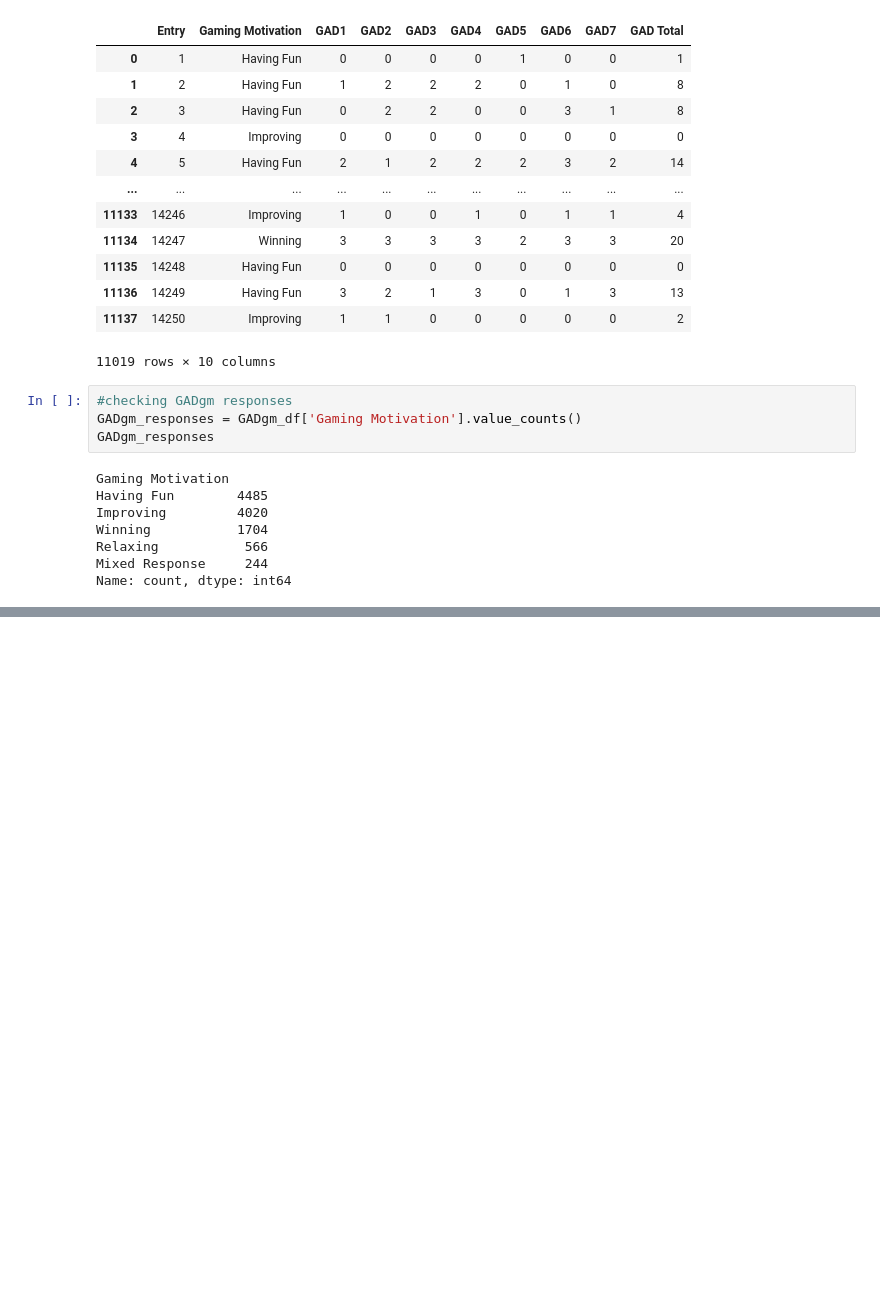
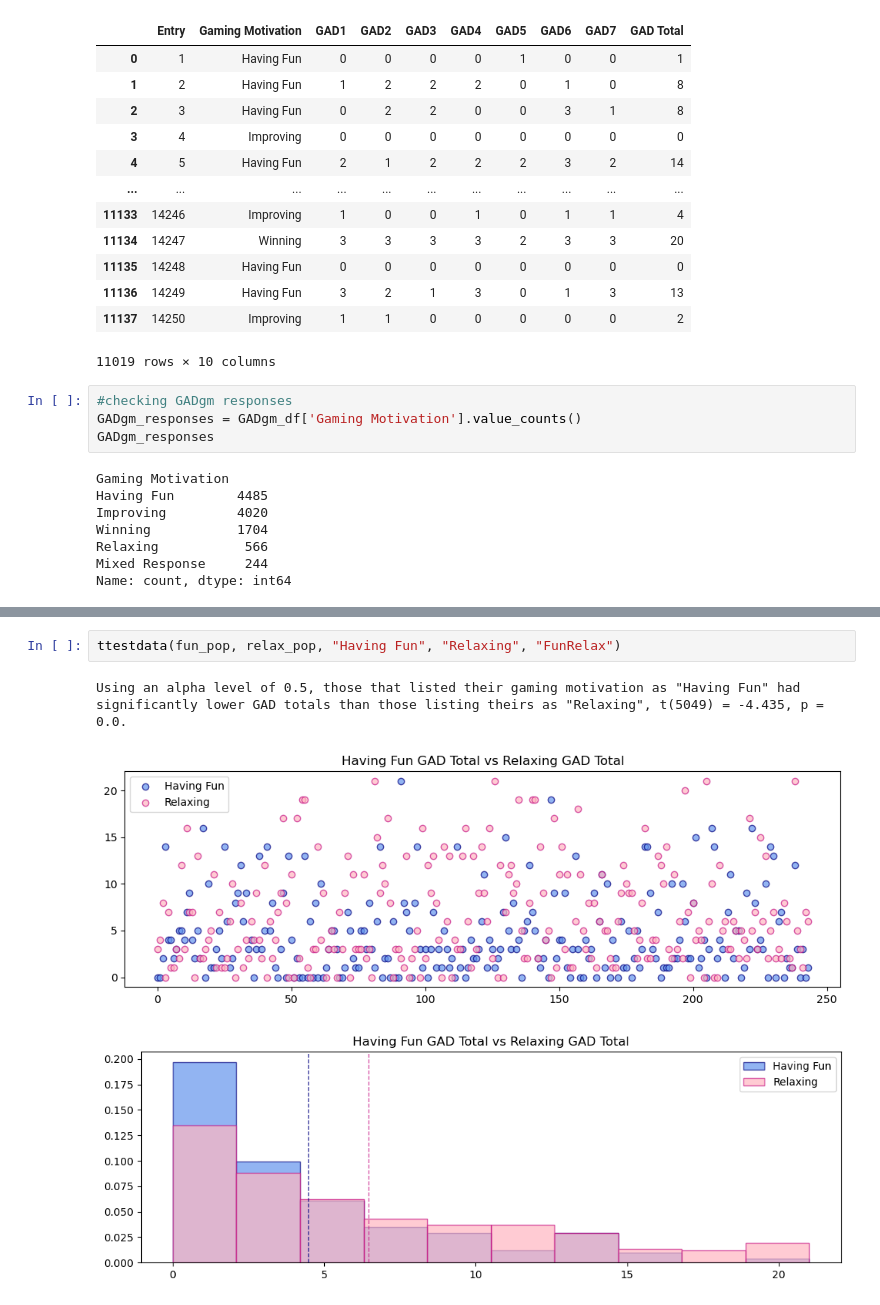
Before and after one commit to ComfyKoala/Project_1_Group_1, a Jupyter notebook: ashleys_analysis/ashleys_analysis.ipynb, the cells around one changed output, grey strips where cells are left out. Saved outputs shown, nothing was run; the diff lists cells and outputs as text; blank space fills up the shorter version.

```diff
--- a/ashleys_analysis/ashleys_analysis.ipynb
+++ b/ashleys_analysis/ashleys_analysis.ipynb
@@ -623,0 +674,6 @@ Using an alpha level of 0.5, those that listed their gaming motivation as "Impro
+# %%
+ttestdata(fun_pop, relax_pop, "Having Fun", "Relaxing", "FunRelax")
+# %% [output]
+Using an alpha level of 0.5, those that listed their gaming motivation as "Having Fun" had significantly lower GAD totals than those listing theirs as "Relaxing", t(5049) = -4.435, p = 0.0.
+[figure, added]
+[figure, added]
```
Also changed, not shown: parts of 16 cells of this notebook, 14 other files.
